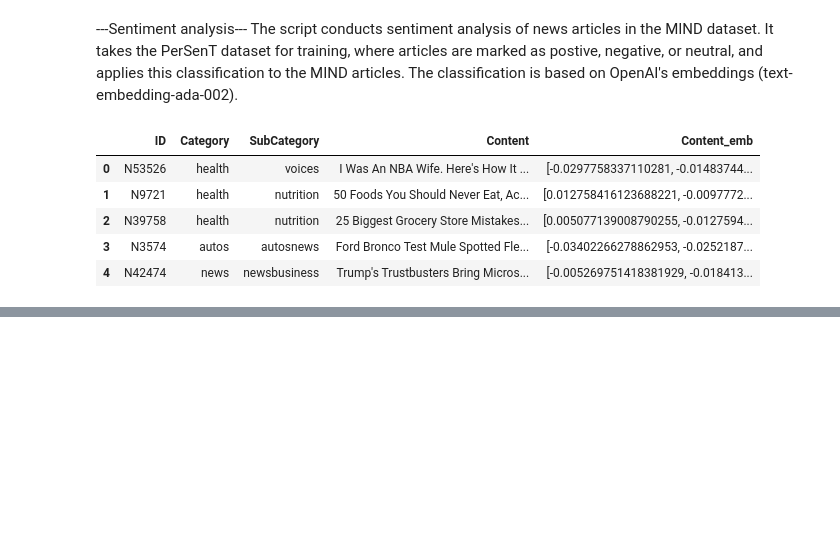
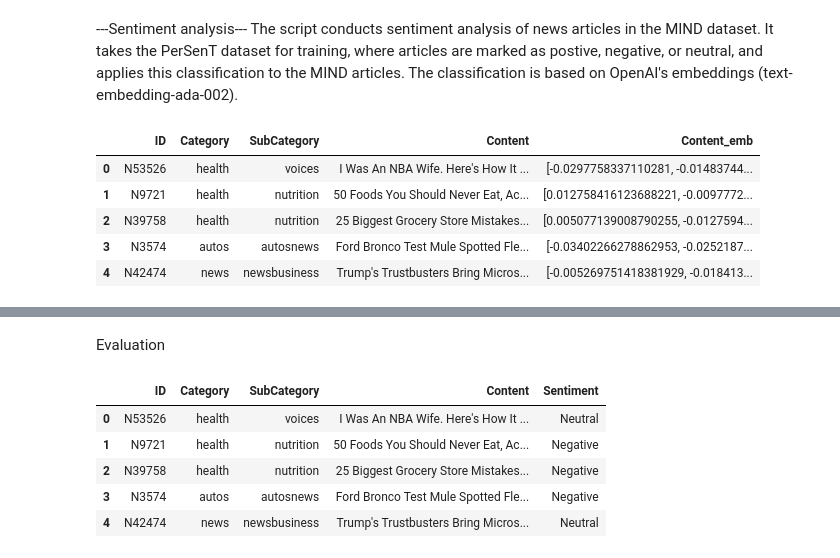
Before and after one commit to krisbara/GPT-Recommender-systems, a Jupyter notebook: sentiment_analysis.ipynb, the cells around one changed output, grey strips where cells are left out. Drawn from its saved outputs; the diff is of its cells as text; code cells hidden in the pictures; blank space fills up the shorter version.

```diff
--- a/sentiment_analysis.ipynb
+++ b/sentiment_analysis.ipynb
@@ -49,0 +46,12 @@ news.to_csv("sentiment_test.csv")
+# %% [markdown]
+Evaluation
+# %%
+news = news.drop(['Content_emb'], axis=1)
+news.head()
+# %% [output]
+|  | ID | Category | SubCategory | Content | Sentiment |
+| 0 | N53526 | health | voices | I Was An NBA Wife. Here's How It ... | Neutral |
+| 1 | N9721 | health | nutrition | 50 Foods You Should Never Eat, Ac... | Negative |
+| 2 | N39758 | health | nutrition | 25 Biggest Grocery Store Mistakes... | Negative |
+| 3 | N3574 | autos | autosnews | Ford Bronco Test Mule Spotted Fle... | Negative |
+| 4 | N42474 | news | newsbusiness | Trump's Trustbusters Bring Micros... | Neutral |
```
Also changed, not shown: parts of 8 cells of this notebook, 1 other file.
